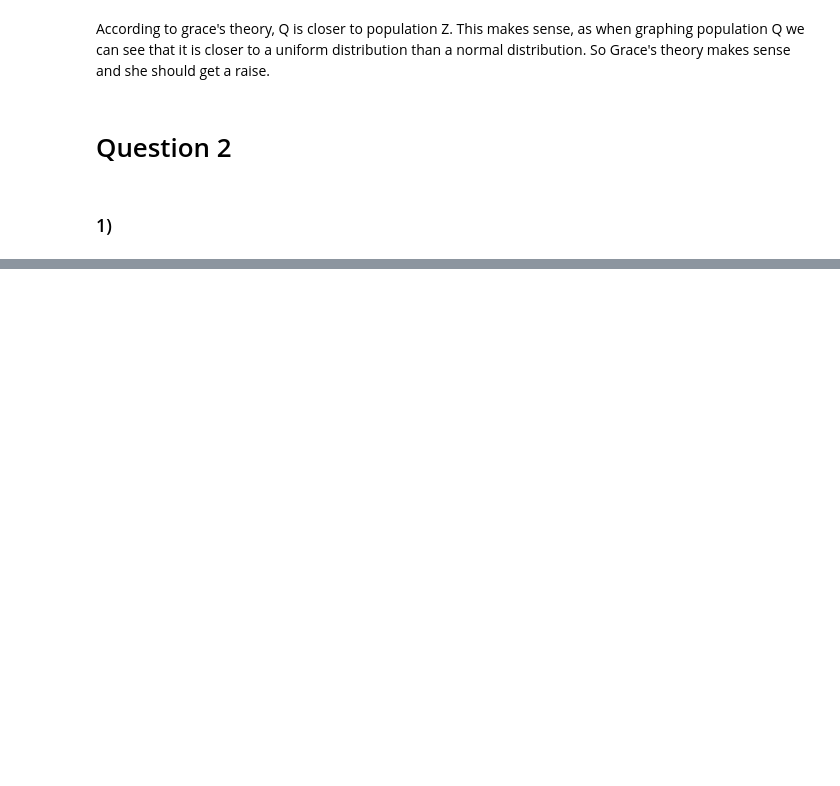
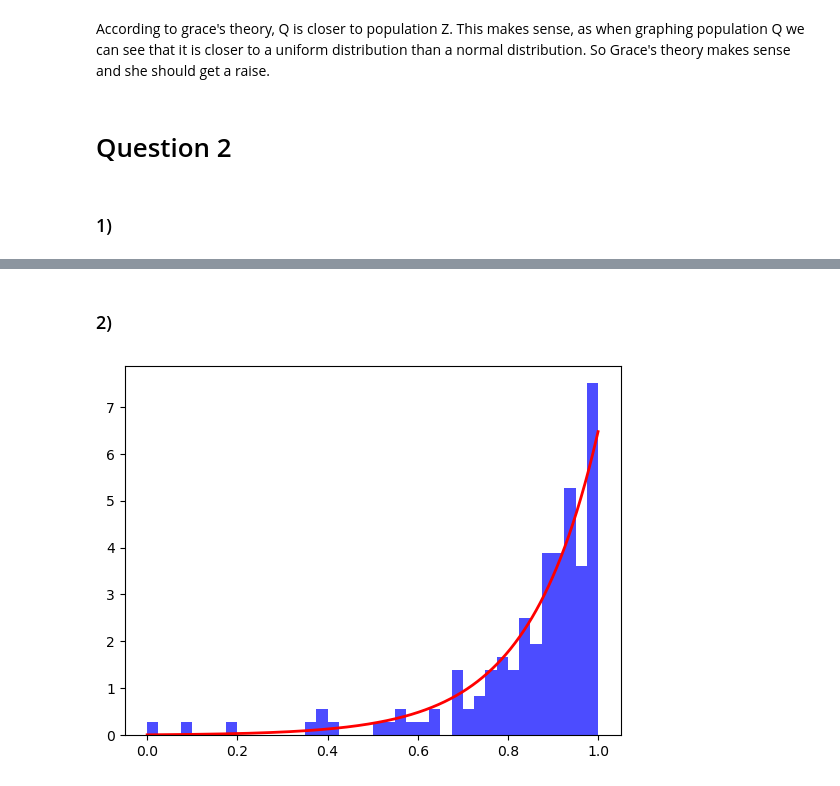
Before and after one commit to kennethaldridge/DS4400-HW, a Jupyter notebook: coding_exam2/ds4400_exam2.ipynb, the cells around one changed output, grey strips where cells are left out. Drawn from its saved outputs; the diff is of its cells as text; code cells hidden in the pictures; blank space fills up the shorter version.

```diff
--- a/coding_exam2/ds4400_exam2.ipynb
+++ b/coding_exam2/ds4400_exam2.ipynb
@@ -191,0 +353,29 @@ According to grace's theory, Q is closer to population Z. This makes sense, as w
+# %% [markdown]
+### 2)
+# %%
+# maximum log likelihood
+new_X = -(X-1)
+n = len(new_X)
+def log_likelihood(theta): # the log likelihood of joint
+	return n*np.log(theta) - theta*sum(new_X)
+
+def log_likelihood_prime(theta):
+	return n/theta - sum(new_X)
+
+theta2 = 1
+eta = 0.0001
+
+for i in range(10000):
+	theta2 = theta2 + eta*log_likelihood_prime(theta2)
+
+def p2(x):
+    return theta2 * np.exp(theta2*(x-1))
+
+x = np.linspace(min(X), max(X), 1000)
+
+y = p2(x)
+plt.hist(X, 40, facecolor='blue', alpha=0.7, density=True)
+plt.plot(x, y, color='red', linewidth=2)
+plt.show()
+# %% [output]
+[figure, added]
```
Also changed, not shown: parts of 24 cells of this notebook, 1 other file.
